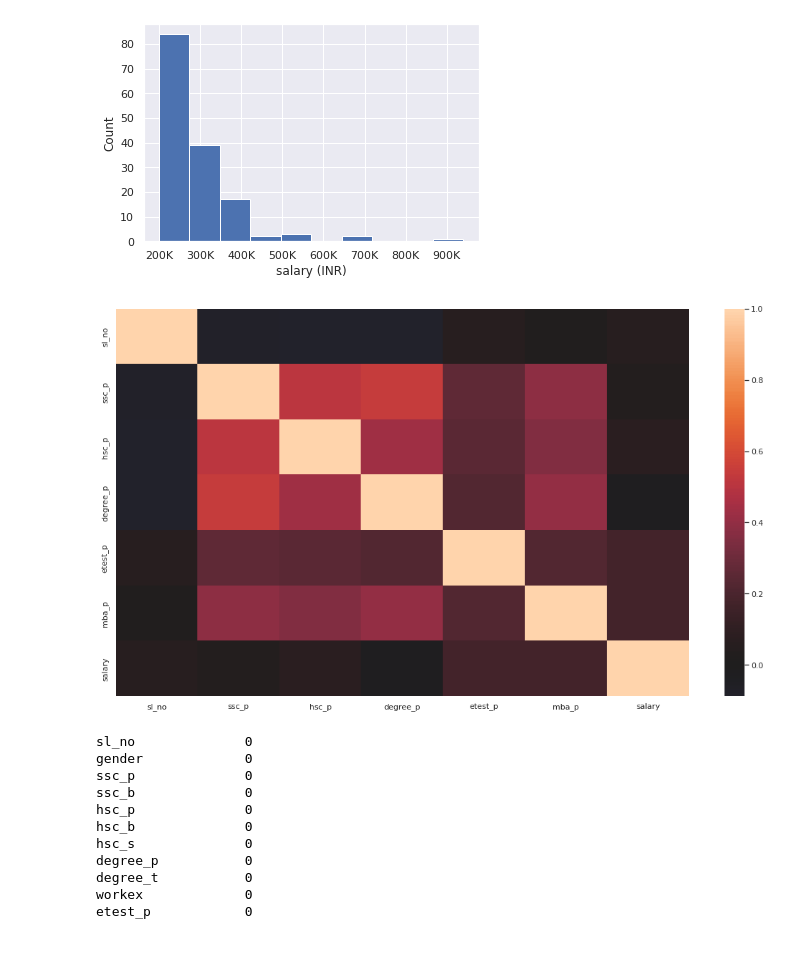
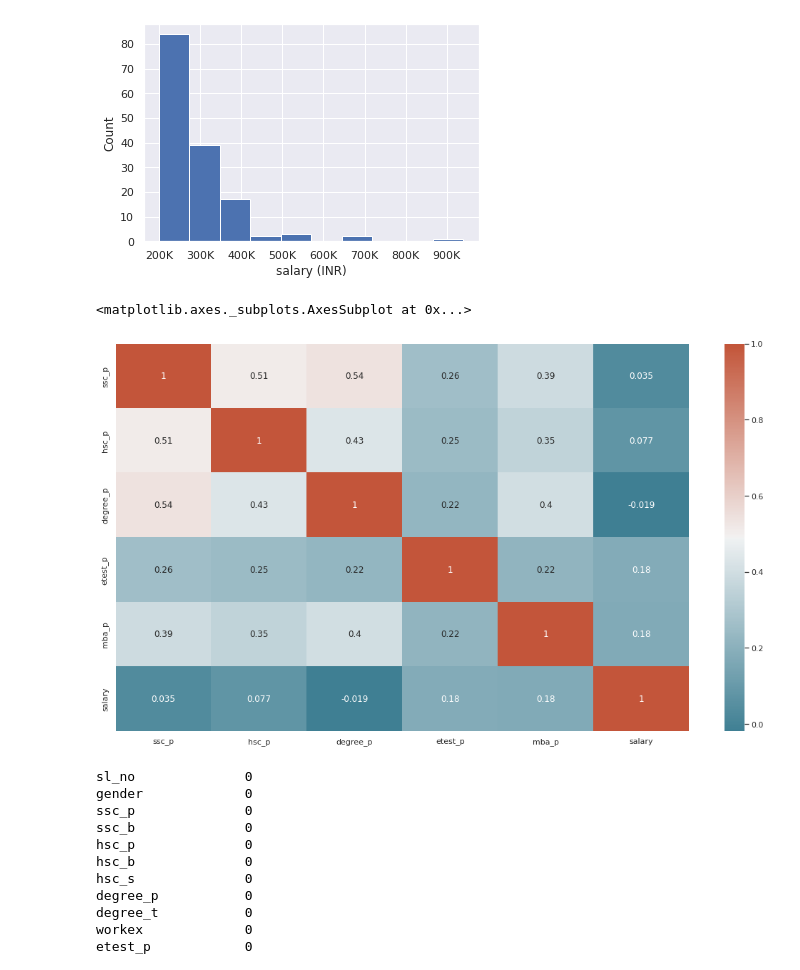
Before and after one commit to ahmedopolis/YCBS-255-Statistical-Machine-Learning, a Jupyter notebook: Assignments/Assignment 3/assignment03_mcgill_ahmedibrahim.ipynb, the cells around one changed output. Cells and saved outputs as stored; diff of their text form; code cells hidden in the pictures.

```diff
--- a/Assignments/Assignment 3/assignment03_mcgill_ahmedibrahim.ipynb
+++ b/Assignments/Assignment 3/assignment03_mcgill_ahmedibrahim.ipynb
@@ -644,11 +675,17 @@ plt.show();
 # %% [output]
 [figure]
 # %%
-pd_corr = placement_data.corr()
+placement_data_corr = placement_data.drop(['sl_no'], axis = 1)
+pd_corr = placement_data_corr.corr()
 sns.set(rc = {'figure.figsize':(18,10)})
-sns.heatmap(pd_corr, center = 0);
+sns.heatmap(pd_corr,
+            xticklabels = pd_corr.columns,
+            yticklabels = pd_corr.columns,
+            annot = True,
+            cmap = sns.diverging_palette(220, 20, as_cmap = True))
 # %% [output]
+<matplotlib.axes._subplots.AxesSubplot at 0x...>
-[figure, old version]
+[figure, new version]
 # %%
 placement_data.isnull().sum()
 # %% [output]
```
Also changed, not shown: parts of 38 cells of this notebook.
